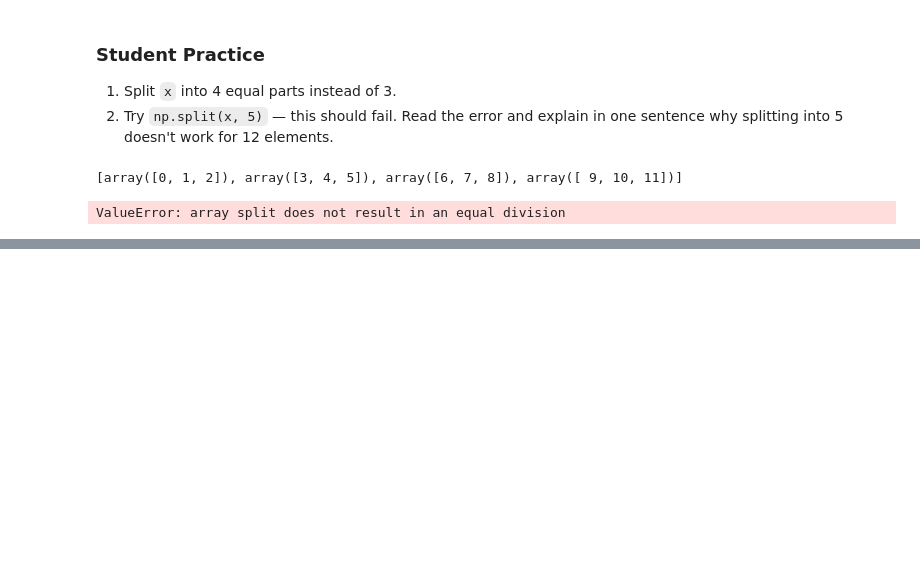
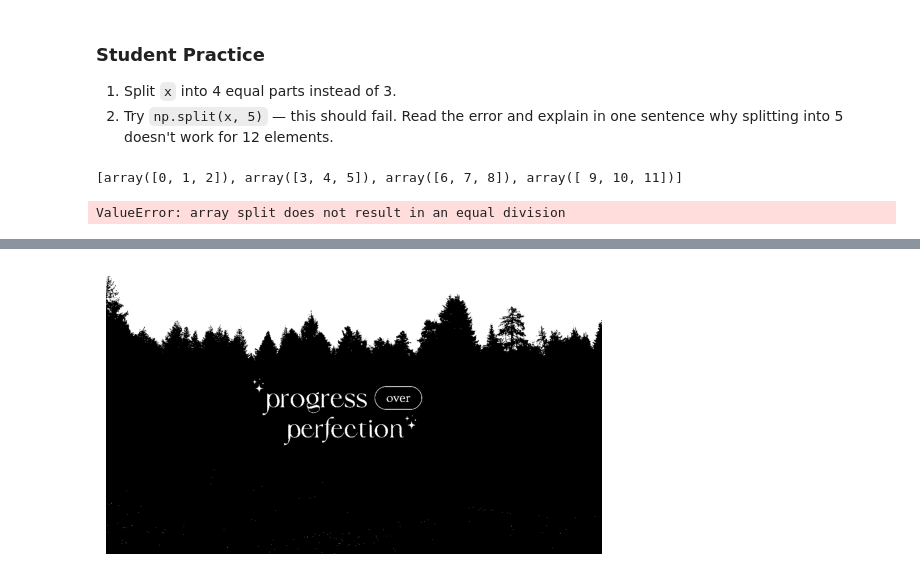
Before and after one commit to aditya-forge/Aditya-Kumar_AP24110010333, a Jupyter notebook: NumPy_HandsOn_Array_to_Image_Analysis_Student_Lab_v2.ipynb, the cells around one changed output, grey strips where cells are left out. Saved outputs shown, nothing was run; the diff lists cells and outputs as text; code cells hidden in the pictures; blank space fills up the shorter version.

Commit message:
feat(project-1): SRM University AP ML Week 01 - Image Analysis & Image Analyzer mini-project (Part 14)

```diff
--- a/NumPy_HandsOn_Array_to_Image_Analysis_Student_Lab_v2.ipynb
+++ b/NumPy_HandsOn_Array_to_Image_Analysis_Student_Lab_v2.ipynb
@@ -450,0 +474,4 @@ ValueError: array split does not result in an equal division
+# %%
+from google.colab import files
+
+uploaded = files.upload()
@@ -450,0 +480,5 @@ ValueError: array split does not result in an equal division
+# %%
+# The 'uploaded' variable is a dictionary: {filename: file_bytes}
+# This line grabs the filename automatically instead of you typing it by hand
+image_filename = list(uploaded.keys())[0]
+print("Uploaded file:", image_filename)
@@ -450,0 +491,14 @@ ValueError: array split does not result in an equal division
+# %%
+from PIL import Image
+import numpy as np
+import matplotlib.pyplot as plt
+
+# TASK: Load your uploaded image and convert it to a NumPy array.
+# 1. Open the image with PIL: Image.open(image_filename)
+# 2. Convert it to a NumPy array with np.array(...)
+# 3. Print its .shape
+
+img = Image.open(image_filename)
+img_array = np.array(img)
+
+print("Shape:", img_array.shape)
@@ -450,0 +641,11 @@ ValueError: array split does not result in an equal division
+# %%
+# Write your thresholding code here
+gray = np.mean(img_array, axis=2)
+
+binary = np.where(gray > 128, 255, 0)
+
+plt.imshow(binary, cmap="gray")
+plt.axis("off")
+plt.show()
+# %% [output]
+[figure, added]
```
Also changed, not shown: parts of 18 cells of this notebook.
